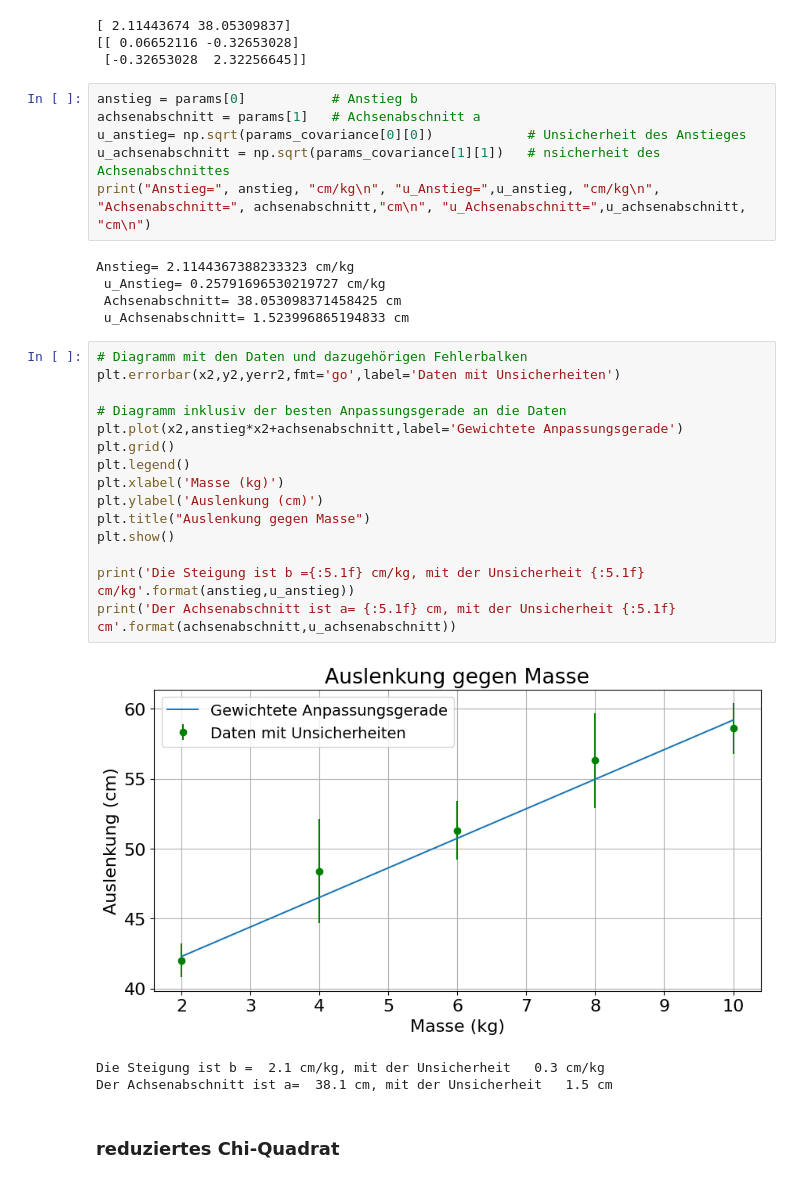
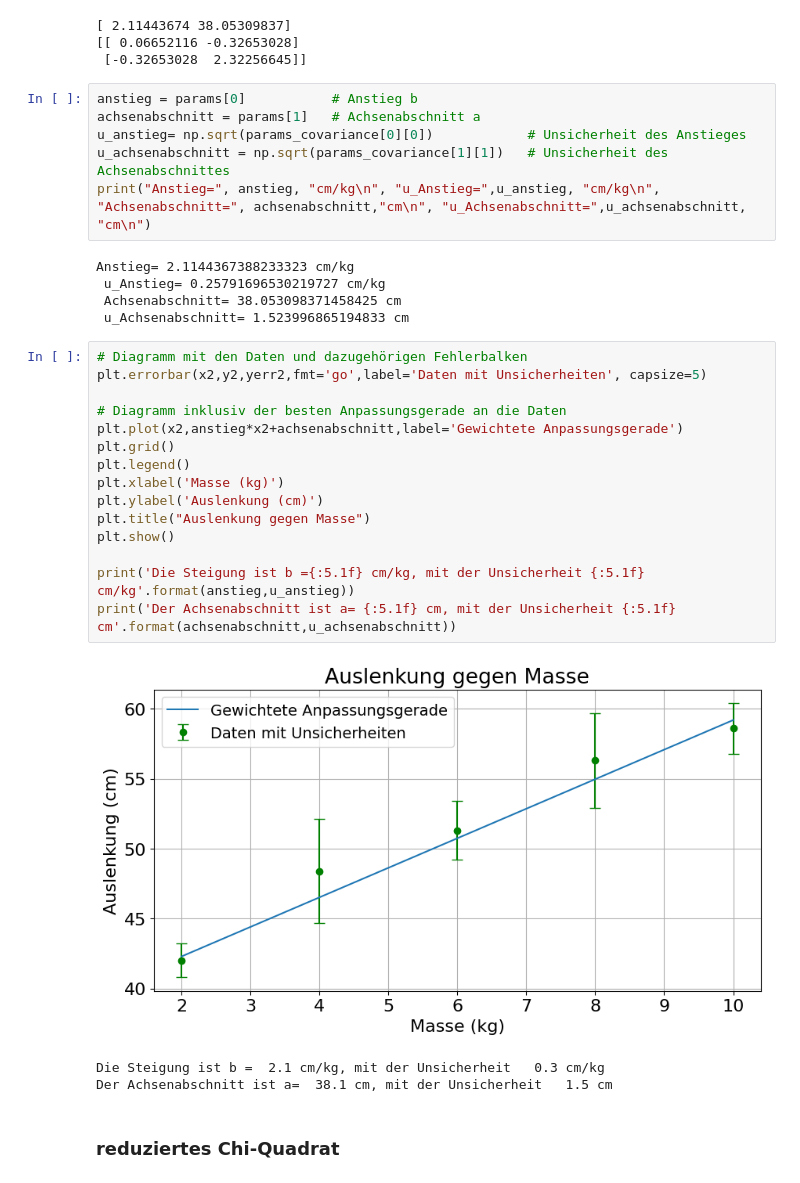
Before and after one commit to Yapollon/Jupyter-Notebooks, a Jupyter notebook: termin2.ipynb, the cells around one changed output. Cells and saved outputs as stored; diff of their text form.

```diff
--- a/termin2.ipynb
+++ b/termin2.ipynb
@@ -351,7 +351,7 @@ print(params_covariance)   # geschätzte Kovarianz von params
 anstieg = params[0]           # Anstieg b
 achsenabschnitt = params[1]   # Achsenabschnitt a
 u_anstieg= np.sqrt(params_covariance[0][0])            # Unsicherheit des Anstieges
-u_achsenabschnitt = np.sqrt(params_covariance[1][1])   # nsicherheit des Achsenabschnittes
+u_achsenabschnitt = np.sqrt(params_covariance[1][1])   # Unsicherheit des Achsenabschnittes
 print("Anstieg=", anstieg, "cm/kg\n", "u_Anstieg=",u_anstieg, "cm/kg\n", "Achsenabschnitt=", achsenabschnitt,"cm\n", "u_Achsenabschnitt=",u_achsenabschnitt, "cm\n")
 # %% [output]
 Anstieg= 2.1144367388233323 cm/kg
@@ -360,21 +360,21 @@ Anstieg= 2.1144367388233323 cm/kg
  u_Achsenabschnitt= 1.523996865194833 cm
 # %%
 # Diagramm mit den Daten und dazugehörigen Fehlerbalken
-plt.errorbar(x2,y2,yerr2,fmt='go',label='Daten mit Unsicherheiten')
+plt.errorbar(x2,y2,yerr2,fmt='go',label='Daten mit Unsicherheiten', capsize=5)
 
 # Diagramm inklusiv der besten Anpassungsgerade an die Daten
 plt.plot(x2,anstieg*x2+achsenabschnitt,label='Gewichtete Anpassungsgerade')
 plt.grid()
 plt.legend()
 plt.xlabel('Masse (kg)')
 plt.ylabel('Auslenkung (cm)')
 plt.title("Auslenkung gegen Masse")
 plt.show()
 
 print('Die Steigung ist b ={:5.1f} cm/kg, mit der Unsicherheit {:5.1f} cm/kg'.format(anstieg,u_anstieg))
 print('Der Achsenabschnitt ist a= {:5.1f} cm, mit der Unsicherheit {:5.1f} cm'.format(achsenabschnitt,u_achsenabschnitt))
 # %% [output]
-[figure, old version]
+[figure, new version]
 Die Steigung ist b =  2.1 cm/kg, mit der Unsicherheit   0.3 cm/kg
 Der Achsenabschnitt ist a=  38.1 cm, mit der Unsicherheit   1.5 cm
 # %% [markdown]
```
Also changed, not shown: parts of 13 cells of this notebook, 1 other file.
